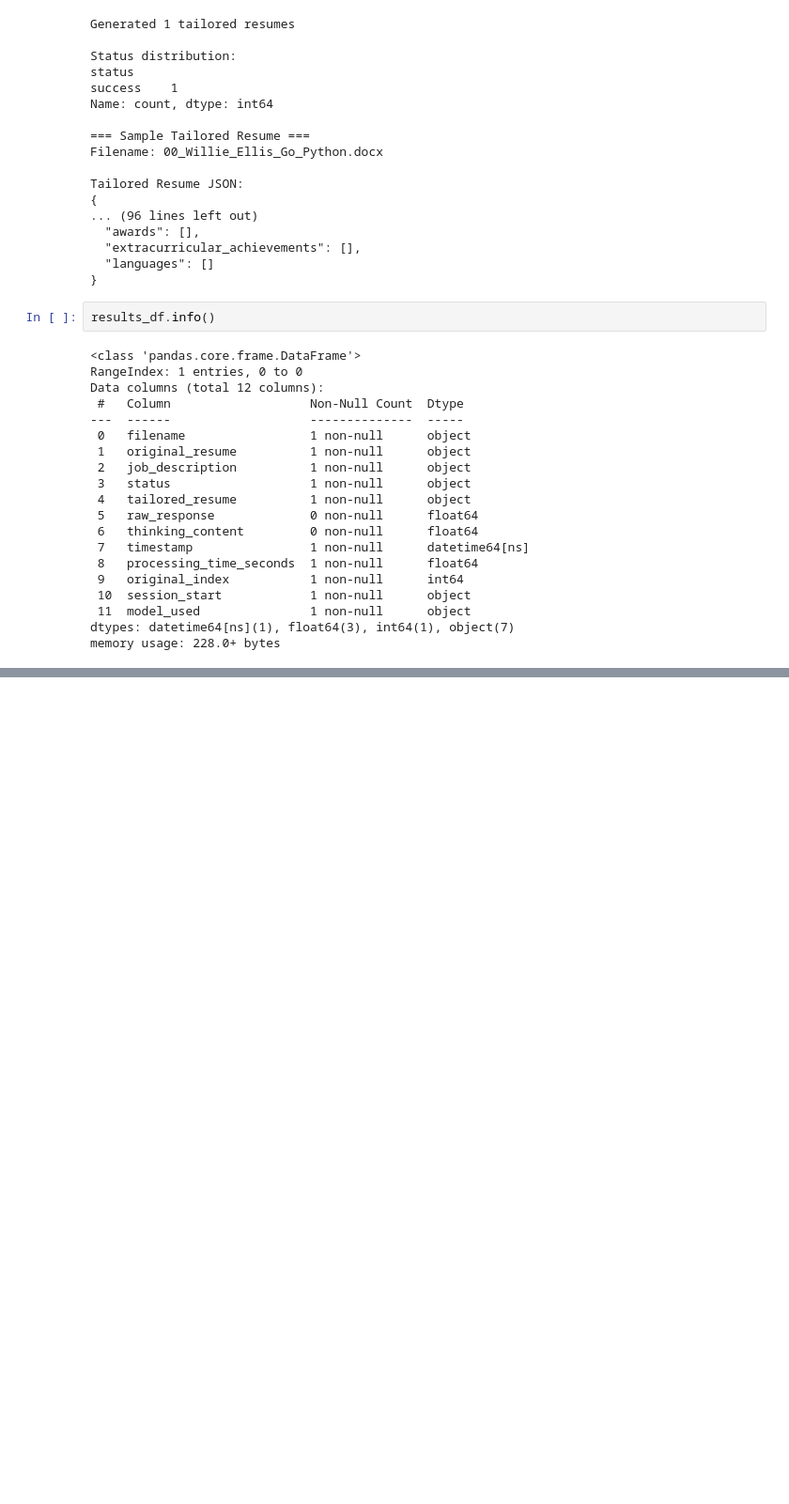
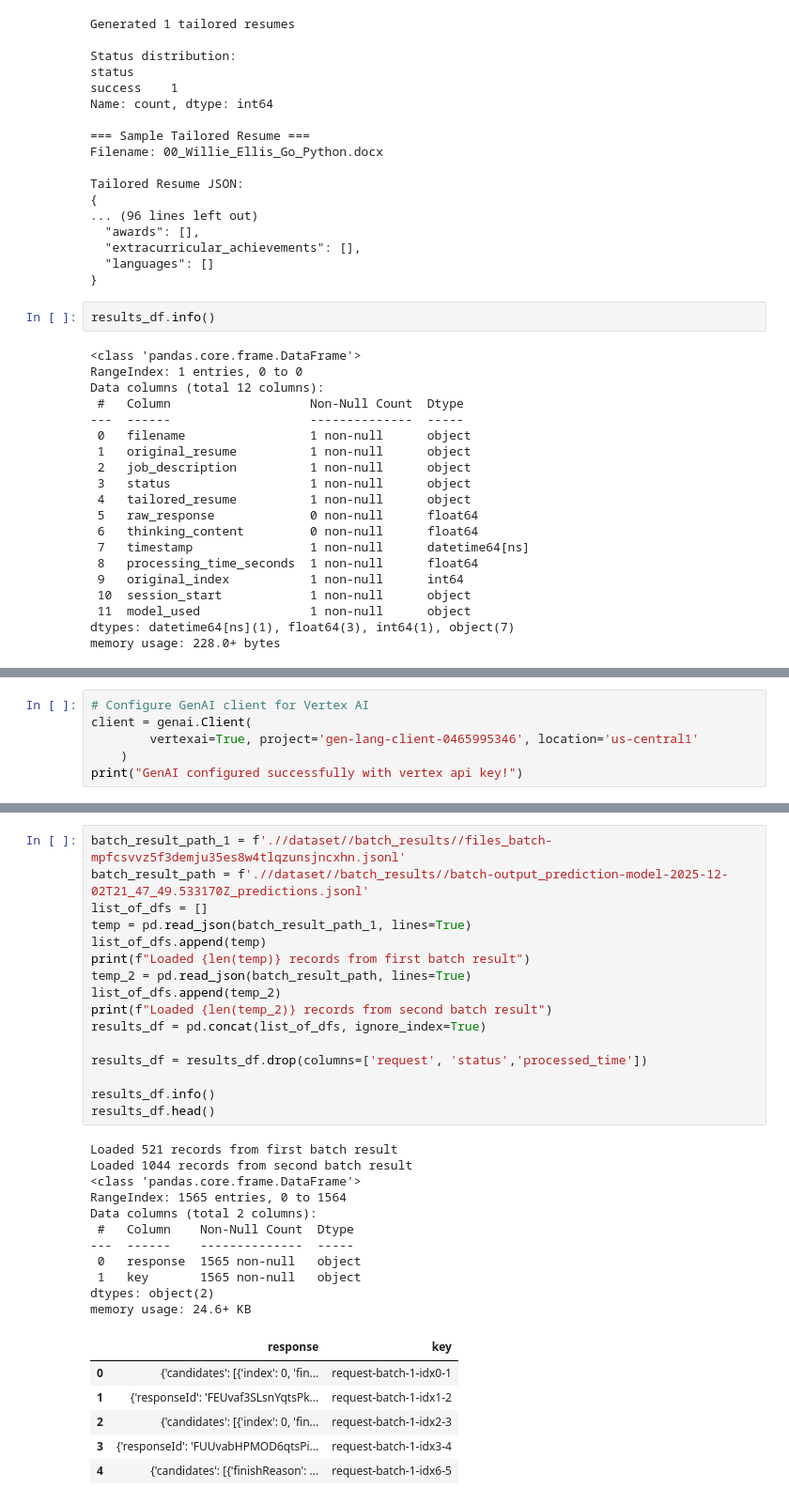
Before and after one commit to vaishnavbusha/Resume-Optimizer-QLoRA-Fine-tuned, a Jupyter notebook: final_project.ipynb, the cells around one changed output, grey strips where cells are left out. Shown at 94% size. Saved outputs shown, nothing was run; the diff lists cells and outputs as text; blank space fills up the shorter version.

```diff
--- a/final_project.ipynb
+++ b/final_project.ipynb
@@ -1179,0 +1329,6 @@ memory usage: 228.0+ bytes
+# %%
+# Configure GenAI client for Vertex AI
+client = genai.Client(
+        vertexai=True, project='gen-lang-client-0465995346', location='us-central1'
+    )
+print("GenAI configured successfully with vertex api key!")
@@ -1179,0 +1452,34 @@ memory usage: 228.0+ bytes
+# %%
+batch_result_path_1 = f'.//dataset//batch_results//files_batch-mpfcsvvz5f3demju35es8w4tlqzunsjncxhn.jsonl'
+batch_result_path = f'.//dataset//batch_results//batch-output_prediction-model-2025-12-02T21_47_49.533170Z_predictions.jsonl'
+list_of_dfs = []
+temp = pd.read_json(batch_result_path_1, lines=True)
+list_of_dfs.append(temp)
+print(f"Loaded {len(temp)} records from first batch result")
+temp_2 = pd.read_json(batch_result_path, lines=True)
+list_of_dfs.append(temp_2)
+print(f"Loaded {len(temp_2)} records from second batch result")
+results_df = pd.concat(list_of_dfs, ignore_index=True)
+
+results_df = results_df.drop(columns=['request', 'status','processed_time'])
+
+results_df.info()
+results_df.head()
+# %% [output]
+Loaded 521 records from first batch result
+Loaded 1044 records from second batch result
+<class 'pandas.core.frame.DataFrame'>
+RangeIndex: 1565 entries, 0 to 1564
+Data columns (total 2 columns):
+ #   Column    Non-Null Count  Dtype
+---  ------    --------------  -----
+ 0   response  1565 non-null   object
+ 1   key       1565 non-null   object
+dtypes: object(2)
+memory usage: 24.6+ KB
+|  | response | key |
+| 0 | {'candidates': [{'index': 0, 'fin... | request-batch-1-idx0-1 |
+| 1 | {'responseId': 'FEUvaf3SLsnYqtsPk... | request-batch-1-idx1-2 |
+| 2 | {'candidates': [{'index': 0, 'fin... | request-batch-1-idx2-3 |
+| 3 | {'responseId': 'FUUvabHPMOD6qtsPi... | request-batch-1-idx3-4 |
+| 4 | {'candidates': [{'finishReason': ... | request-batch-1-idx6-5 |
```
Also changed, not shown: parts of 40 cells of this notebook, 1 other file.
